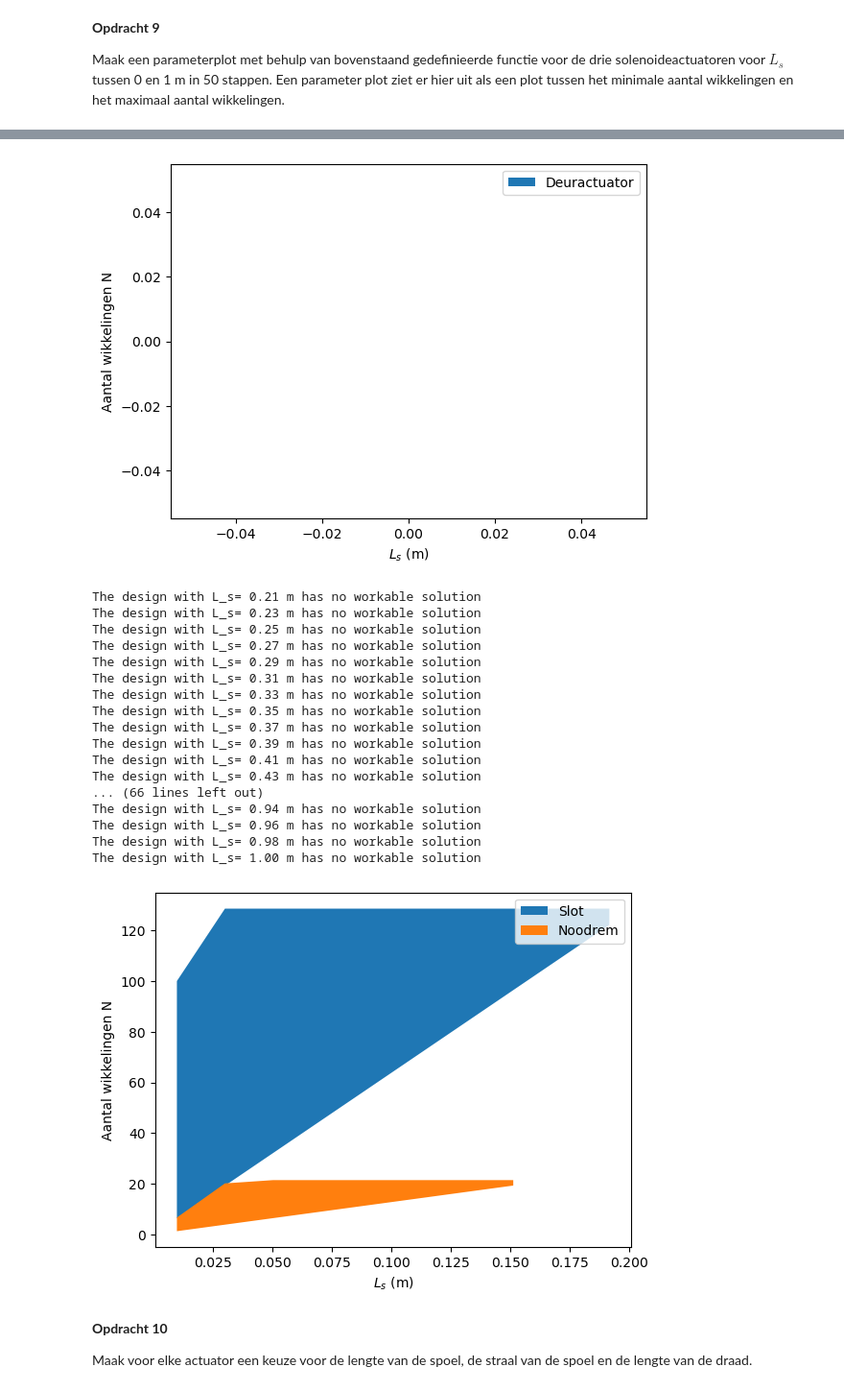
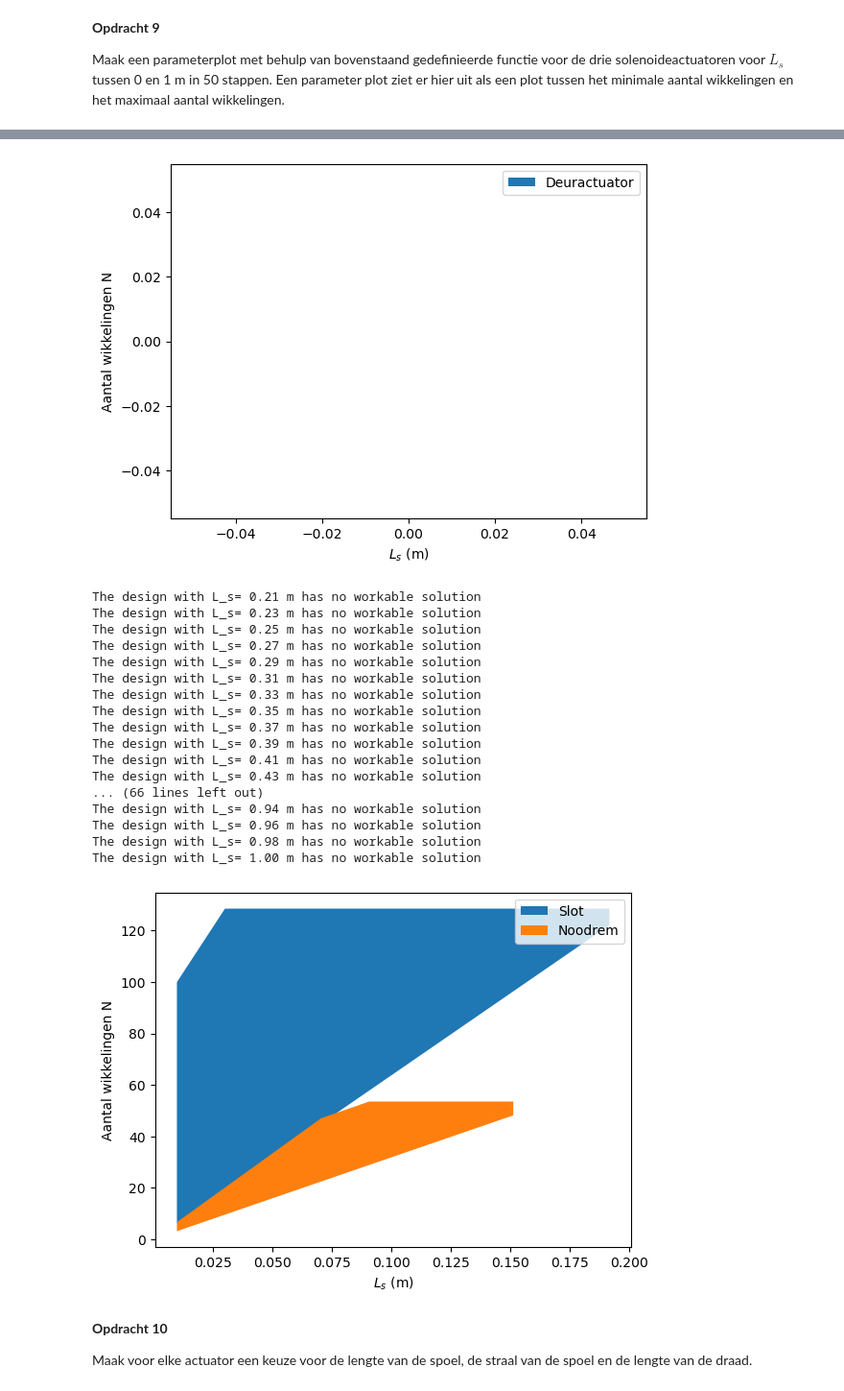
Before and after one commit to felicievdl/Felicie-opdrachten-DEF-D, a Jupyter notebook: DigitaleOntwerpopdrachten/2KrachtactuatorOpdracht/KrachtactuatorOpdracht.ipynb, the cells around one changed output, grey strips where cells are left out. Shown at 96% size. Cells and saved outputs as stored; diff of their text form; code cells hidden in the pictures.

```diff
--- a/DigitaleOntwerpopdrachten/2KrachtactuatorOpdracht/KrachtactuatorOpdracht.ipynb
+++ b/DigitaleOntwerpopdrachten/2KrachtactuatorOpdracht/KrachtactuatorOpdracht.ipynb
@@ -273,7 +267,7 @@ plt.legend()
 
 #Noodrem
 F2 = 6480 #N
-r_s2 = 0.05  #m
+r_s2 = 0.02  #m
 
 L_s = np.linspace(0.01, 1, 50)  #Niet delen door 0
 
@@ -304,34 +298,34 @@ The design with L_s= 0.09 m has no workable solution
 The design with L_s= 0.11 m has no workable solution
 The design with L_s= 0.13 m has no workable solution
 The design with L_s= 0.15 m has no workable solution
 The design with L_s= 0.17 m has no workable solution
 The design with L_s= 0.19 m has no workable solution
 The design with L_s= 0.21 m has no workable solution
 The design with L_s= 0.23 m has no workable solution
 ... (34 lines left out)
 The design with L_s= 0.94 m has no workable solution
 The design with L_s= 0.96 m has no workable solution
 The design with L_s= 0.98 m has no workable solution
 The design with L_s= 1.00 m has no workable solution
 [figure]
 The design with L_s= 0.21 m has no workable solution
 The design with L_s= 0.23 m has no workable solution
 The design with L_s= 0.25 m has no workable solution
 The design with L_s= 0.27 m has no workable solution
 The design with L_s= 0.29 m has no workable solution
 The design with L_s= 0.31 m has no workable solution
 The design with L_s= 0.33 m has no workable solution
 The design with L_s= 0.35 m has no workable solution
 The design with L_s= 0.37 m has no workable solution
 The design with L_s= 0.39 m has no workable solution
 The design with L_s= 0.41 m has no workable solution
 The design with L_s= 0.43 m has no workable solution
 ... (66 lines left out)
 The design with L_s= 0.94 m has no workable solution
 The design with L_s= 0.96 m has no workable solution
 The design with L_s= 0.98 m has no workable solution
 The design with L_s= 1.00 m has no workable solution
-[figure, old version]
+[figure, new version]
 # %% [markdown]
 **Opdracht 10**
 
```
Also changed, not shown: parts of 6 cells of this notebook.
